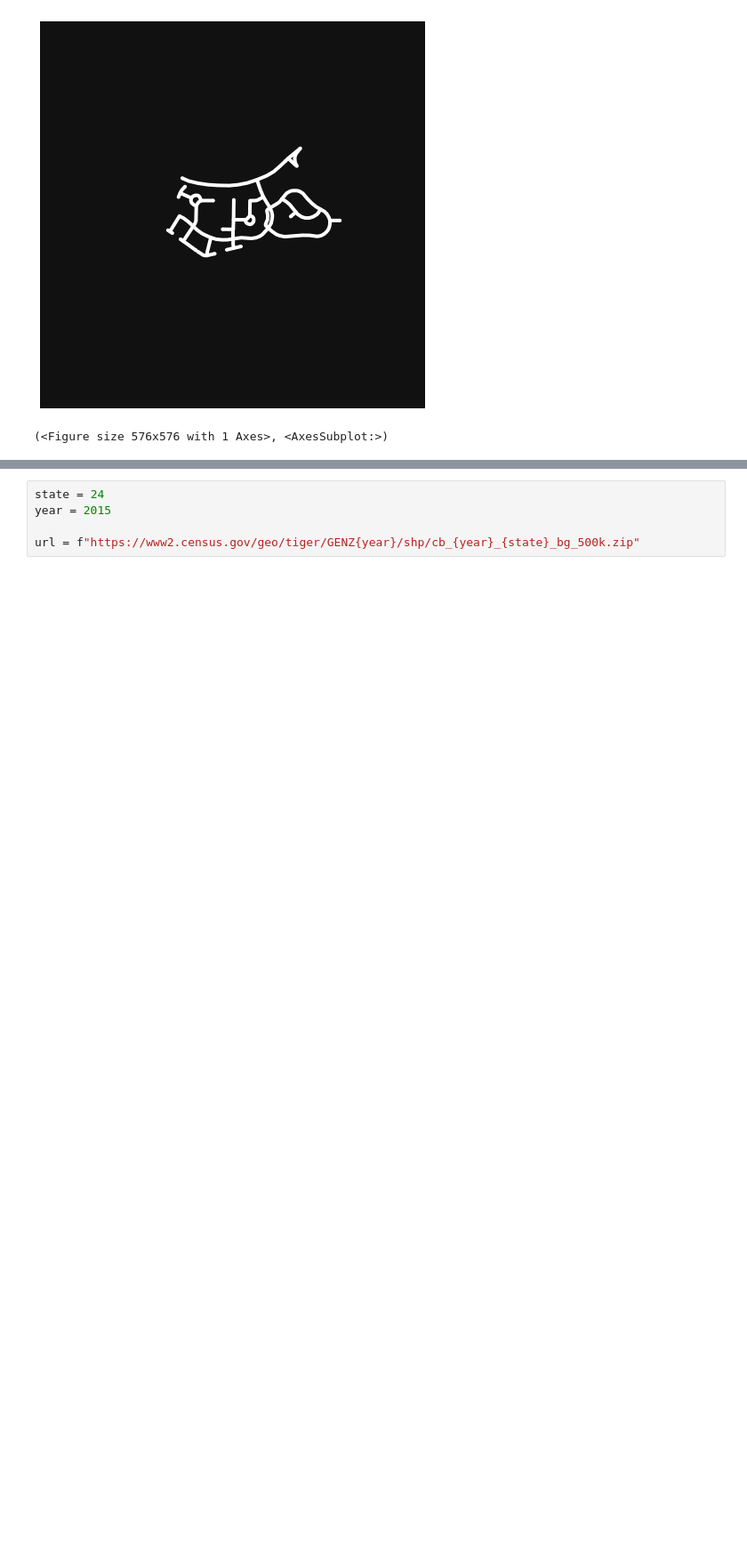
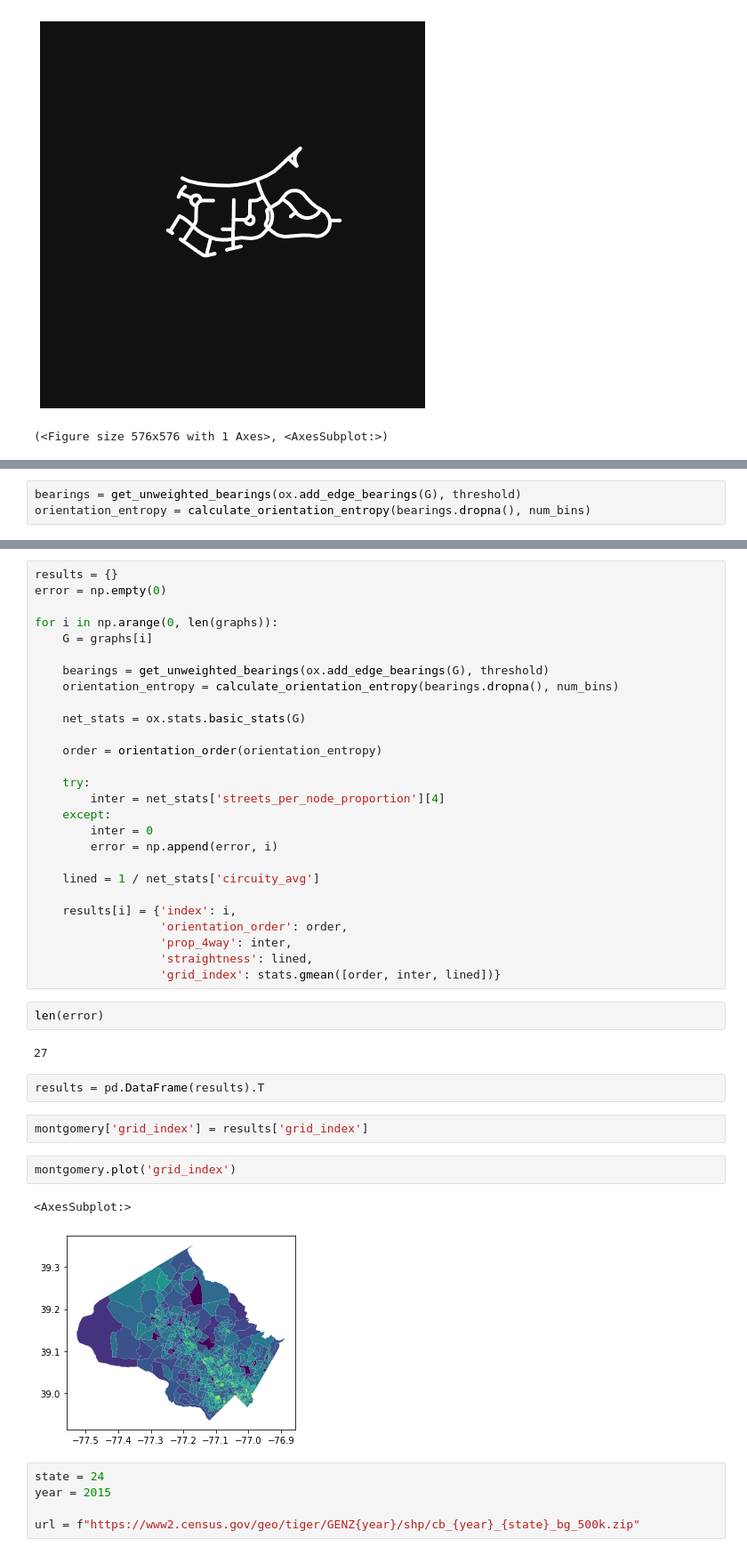
Before and after one commit to asrenninger/mega, a Jupyter notebook: python/osmnx.ipynb, the cells around one changed output, grey strips where cells are left out. Shown at 89% size. Saved outputs shown, nothing was run; the diff lists cells and outputs as text; blank space fills up the shorter version.

```diff
--- a/python/osmnx.ipynb
+++ b/python/osmnx.ipynb
@@ -63,0 +98,3 @@ ox.plot.plot_figure_ground(G)
+# %%
+bearings = get_unweighted_bearings(ox.add_edge_bearings(G), threshold)
+orientation_entropy = calculate_orientation_entropy(bearings.dropna(), num_bins)
@@ -64,3 +113,43 @@ ox.plot.plot_figure_ground(G)
+# %%
+results = {}
+error = np.empty(0)
+
+for i in np.arange(0, len(graphs)):
+    G = graphs[i]
+
+    bearings = get_unweighted_bearings(ox.add_edge_bearings(G), threshold)
+    orientation_entropy = calculate_orientation_entropy(bearings.dropna(), num_bins)
+
+    net_stats = ox.stats.basic_stats(G)
+
+    order = orientation_order(orientation_entropy)
+
+    try:
+        inter = net_stats['streets_per_node_proportion'][4]
+    except:
+        inter = 0
+        error = np.append(error, i)
+
+    lined = 1 / net_stats['circuity_avg']
+
+    results[i] = {'index': i,
+                  'orientation_order': order,
+                  'prop_4way': inter,
+                  'straightness': lined,
+                  'grid_index': stats.gmean([order, inter, lined])}
+# %%
+len(error)
+# %% [output]
+27
+# %%
+results = pd.DataFrame(results).T
+# %%
+montgomery['grid_index'] = results['grid_index']
+# %%
+montgomery.plot('grid_index')
+# %% [output]
+<AxesSubplot:>
+[figure, added]
 # %%
 state = 24
 year = 2015
```
Also changed, not shown: parts of 6 cells of this notebook.
